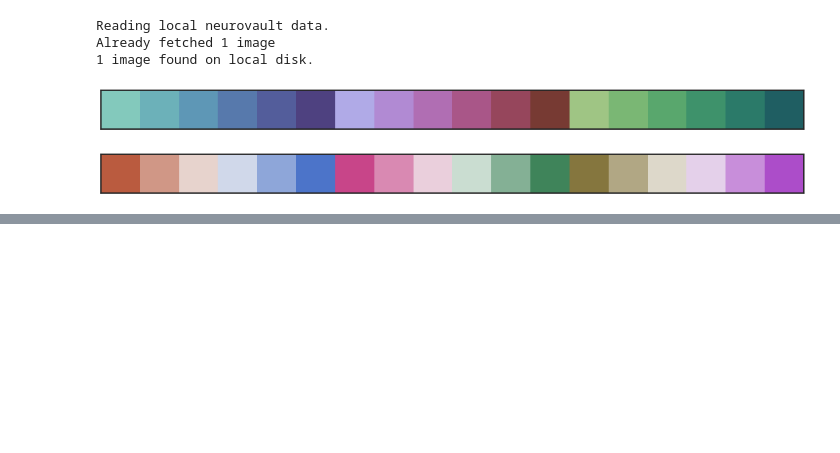
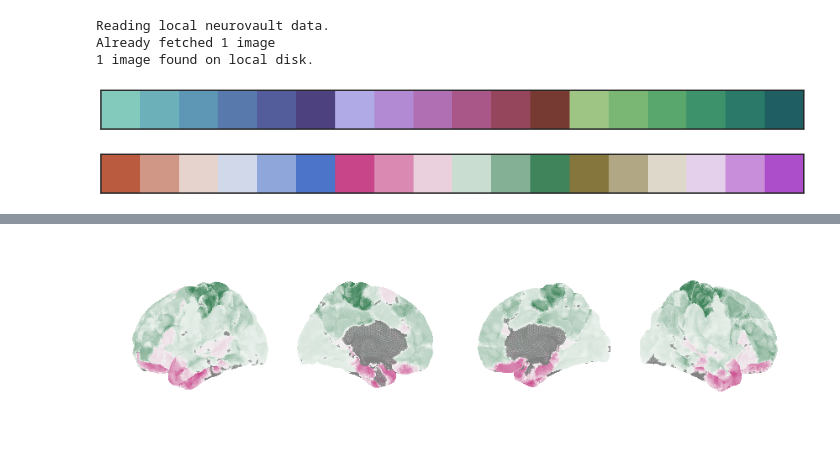
Before and after one commit to 62442katieb/deltaABCD_variability, a Jupyter notebook: notebooks/1.2change_score_descriptives.ipynb, the cells around one changed output, grey strips where cells are left out. Saved outputs shown, nothing was run; the diff lists cells and outputs as text; code cells hidden in the pictures; blank space fills up the shorter version.

Commit message:
add conn plots to apc desc

```diff
--- a/notebooks/1.2change_score_descriptives.ipynb
+++ b/notebooks/1.2change_score_descriptives.ipynb
@@ -536,3 +546,89 @@ tract-RNI
 [figure]
 [figure]
 [figure]
+# %%
+corrs = descriptives.filter(regex='rsfmri_c_ngd.*', axis=0).index
+corrs = [i.split('.')[0] for i in corrs]
+networks = list(np.unique([i.split('_')[-1] for i in corrs]))
+
+corrs = descriptives.filter(regex='rsfmri_c_ngd.*', axis=0).index
+corrs = [i.split('.')[0] for i in corrs]
+networks = list(np.unique([i.split('_')[-1] for i in corrs]))
+
+btwn_fc_src = [i.split('.')[0].split('_')[3] for i in btwn_fc]
+btwn_fc_trgt = [i.split('.')[0].split('_')[-1] for i in btwn_fc]
+
+vmax = 3.5
+
+# okay, now we're plotting between and within network connectivity
+#within-network fc is easy to plot bc there's only one HSK value per network (per fligner_var)
+meas_df = descriptives.loc[wthn_fc]
+meas_vars = [i.split('.')[0] for i in meas_df.index]
+atlas_fname = nifti_mapping.loc[meas_vars]['atlas_fname'].unique()[0]
+#print(atlas_fname)
+atlas_nii = nib.load(atlas_fname)
+atlas_arr = atlas_nii.get_fdata()
+plotting_arr = np.zeros(atlas_arr.shape)
+for i in meas_df.index:
+    j = i.split('.')[0]
+    value = nifti_mapping.loc[j]['atlas_value']
+    #print(i, value)
+    if value is np.nan:
+        pass
+    else:
+        plotting_arr[np.where(atlas_arr == value)] = descriptives.at[i,'annualized percent change']
+
+meas_nimg = nib.Nifti1Image(plotting_arr, atlas_nii.affine)
+figure = plot_surfaces(meas_nimg, fsaverage, func_cmap, vmax, .01)
+figure.savefig(f'{PROJ_DIR}/figures/APCxFCw.png', dpi=400)
+
+fc_scor_var
+scs_varnames = [i.split('.')[0].split('_')[-1] for i in fc_scor_var]
+
+
+# now subcortical-cortical functional connectivity
+sig = []
+meas_df = descriptives.loc[fc_scor_var]
+
+meas_df.loc[fc_scor_var, 'scs'] = scs_varnames
+avgs = pd.DataFrame()
+for scs in np.unique(scs_varnames):
+    temp_df = meas_df[meas_df['scs'] == scs]
+    # calculate average heteroscedasticity of all
+    # significantly heteroscedastic network connections
+
+    for i in temp_df.index:
+        sig.append(temp_df.loc[i,'annualized percent change'])
+    mean_apc = np.mean(sig)
+    #print(mean_hsk)
+    # grab name of first conn var for this network for plotting
+    avgs.at[temp_df.index[0], 'apc'] = mean_apc
+#print(nsig)
+meas_vars = [i.split('.')[0] for i in avgs.index]
+atlas_fname = nifti_mapping.loc[meas_vars]['atlas_fname'].unique()[0]
+#print(atlas_fname)
+atlas_nii = nib.load(atlas_fname)
+atlas_arr = atlas_nii.get_fdata()
+plotting_arr = np.zeros(atlas_arr.shape)
+sig = 0
+for i in avgs.index:
+    j = i.split('.')[0]
+    value = nifti_mapping.loc[j]['atlas_value']
+    #print(i, value)
+    if value is np.nan:
+        pass
+    else:
+        plotting_arr[np.where(atlas_arr == value)] = avgs.at[i,'apc']
+meas_nimg = nib.Nifti1Image(plotting_arr, atlas_nii.affine)
+fig,ax = plt.subplots(#ncols=2, gridspec_kw=grid_kw, figsize=(24,4)
+                     )
+plt.figure(layout='tight')
+q = plotting.plot_stat_map(meas_nimg, display_mode='z',  threshold=.01,
+                       cut_coords=[-20, -10, 0, 10], vmax=vmax*1.1,
+                       annotate=False, cmap=func_cmap, colorbar=False,
+                       symmetric_cbar=False, axes=ax)
+
+#ax[1].set_visible(False)
+q.savefig(f'{PROJ_DIR}/figures/APCxFCs_scs.png', dpi=400)
+# %% [output]
+[figure, added]
```
Also changed, not shown: parts of 7 cells of this notebook, 3 other files.
